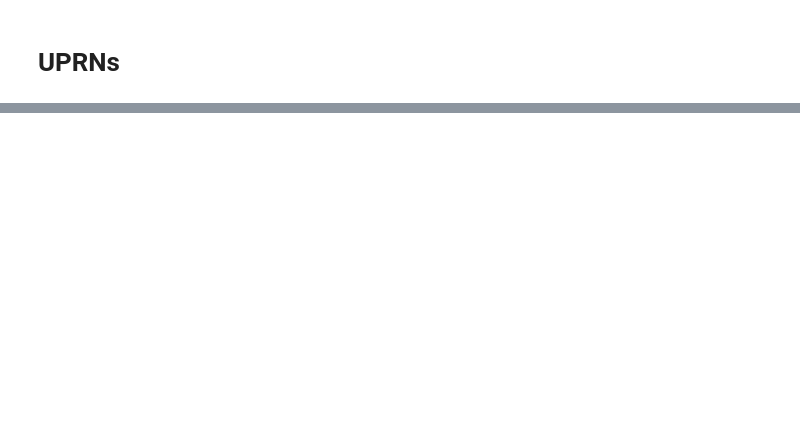
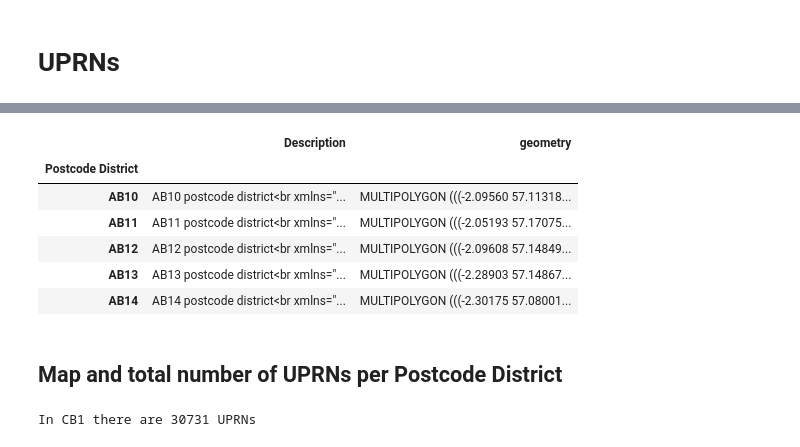
Before and after one commit to New-AutoMotive/local_authority_charging, a Jupyter notebook: EV and charging devices uptake.ipynb, the cells around one changed output, grey strips where cells are left out. Drawn from its saved outputs; the diff is of its cells as text; code cells hidden in the pictures; blank space fills up the shorter version.

```diff
--- a/EV and charging devices uptake.ipynb
+++ b/EV and charging devices uptake.ipynb
@@ -995,0 +811,42 @@ gdf = gdf.to_crs({'init': 'epsg:4326'})
+# %%
+#Import the files containing the coordinates for each postcode district and combine them in a single dataframe
+
+for item in postcode_area_list:
+
+    if item=='AB':
+        filename = item+'.kml'
+        file_path = subdirname+'/'+filename
+
+        df_bound = gpd.read_file(file_path, driver='KML')
+    else:
+        filename = item+'.kml'
+        file_path = subdirname+'/'+filename
+
+        polys = gpd.read_file(file_path, driver='KML')
+        df_bound = df_bound.append(polys, ignore_index=True)
+
+
+df_postcode_district = df_bound[df_bound['Name'].isin(postcode_district_list)].set_index('Name')
+df_postcode_district.index.name = 'Postcode District'
+df_postcode_district = df_postcode_district.sort_index()
+# %%
+df_postcode_district.head()
+# %% [output]
+|  | Description | geometry |
+| Postcode District |  |  |
+| AB10 | AB10 postcode district<br xmlns="... | MULTIPOLYGON (((-2.09560 57.11318... |
+| AB11 | AB11 postcode district<br xmlns="... | MULTIPOLYGON (((-2.05193 57.17075... |
+| AB12 | AB12 postcode district<br xmlns="... | MULTIPOLYGON (((-2.09608 57.14849... |
+| AB13 | AB13 postcode district<br xmlns="... | MULTIPOLYGON (((-2.28903 57.14867... |
+| AB14 | AB14 postcode district<br xmlns="... | MULTIPOLYGON (((-2.30175 57.08001... |
+# %% [markdown]
+## Map and total number of UPRNs per Postcode District
+# %%
+postcode_value = 'CB1'
+postcode_selection = df_uprn.loc[postcode_value]
+locations = postcode_selection[['LATITUDE', 'LONGITUDE']]
+locationlist = locations.values.tolist()
+
+print('In {} there are {} UPRNs'.format(postcode_value,df_uprn.loc[postcode_value]['UPRN'].count()))
+# %% [output]
+In CB1 there are 30731 UPRNs
```
Also changed, not shown: parts of 80 cells of this notebook, 1 other file.
